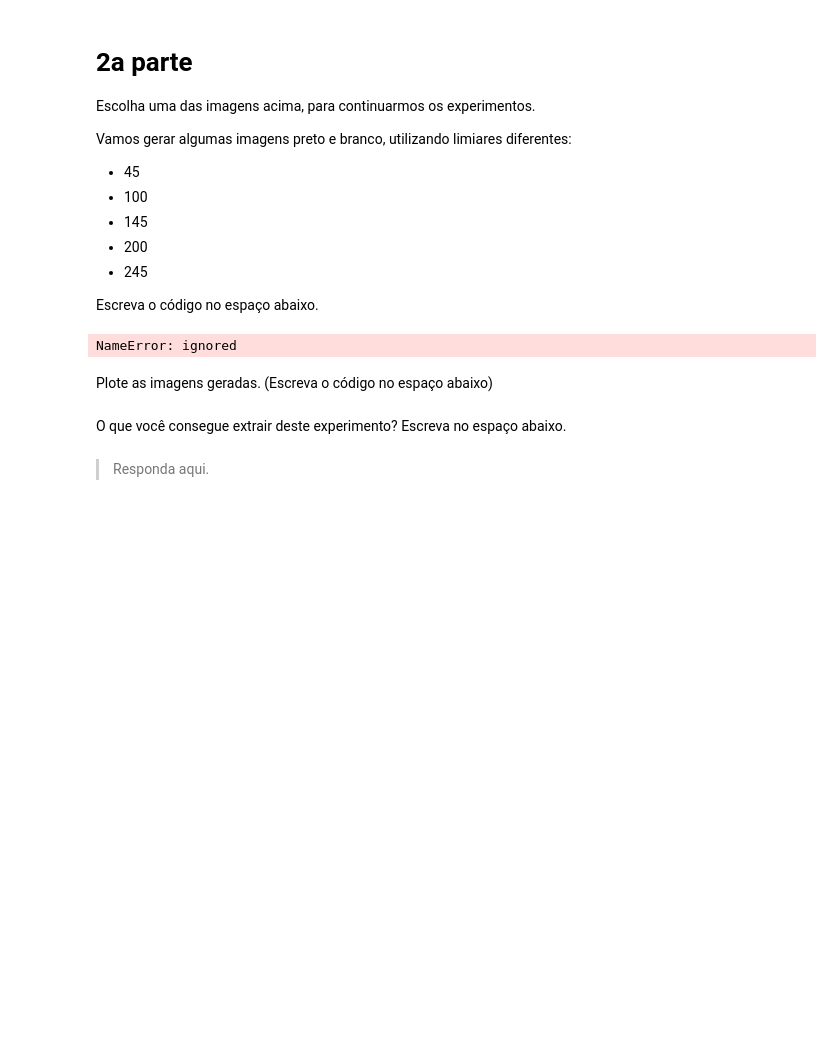
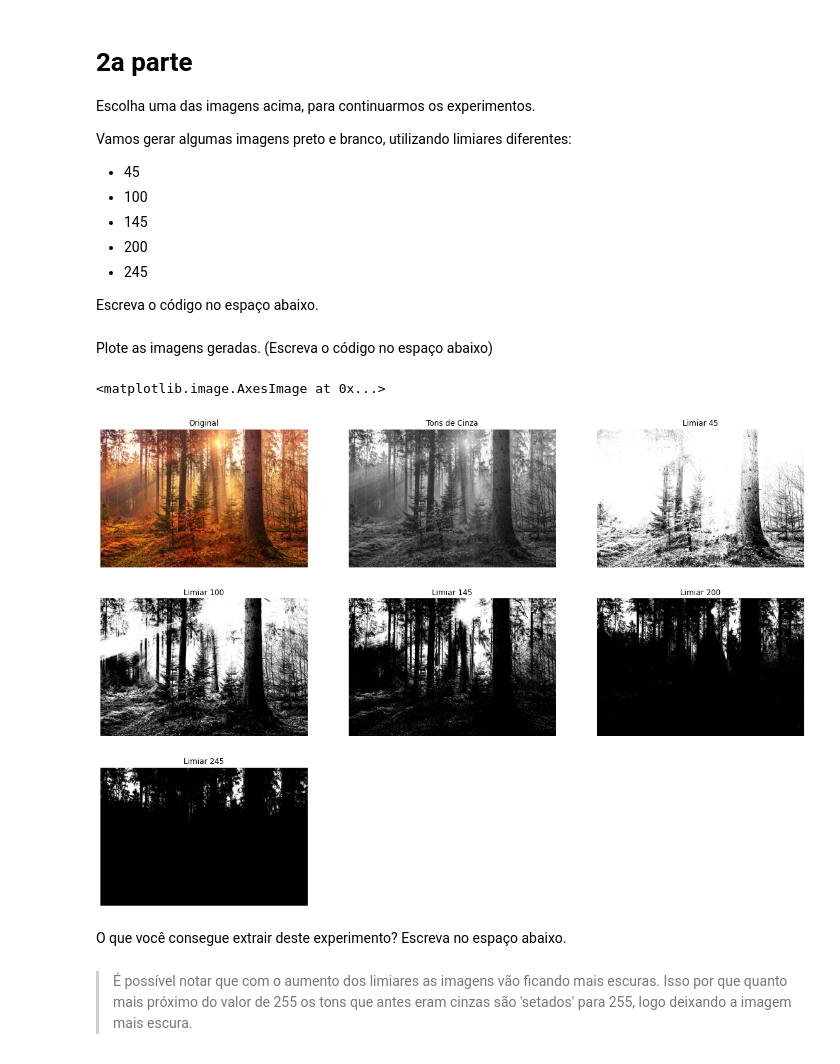
Before and after one commit to thomassolcia/labs, a Jupyter notebook: code_02.ipynb, the cells around one changed output. Saved outputs shown, nothing was run; the diff lists cells and outputs as text; code cells hidden in the pictures; blank space fills up the shorter version.

```diff
--- a/code_02.ipynb
+++ b/code_02.ipynb
@@ -120,14 +125,3 @@ Vamos gerar algumas imagens preto e branco, utilizando limiares diferentes:
 *  245
 
 Escreva o código no espaço abaixo.
-# %%
-imagem_color_arr = np.array(imagem_color3)
-
-im_cinza = imagem_color_arr
-
-im_cinza[im_cinza > 45] = 255
-im_cinza[im_cinza < 45] = 0
-
-plt.imshow(im_cinza)
-# %% [output]
-NameError: ignored
@@ -134,6 +197,46 @@ NameError: ignored
 # %% [markdown]
 Plote as imagens geradas. (Escreva o código no espaço abaixo)
+# %%
+plt.figure(figsize=(20,14))
+
+plt.subplot(331)
+plt.title('Original')
+plt.axis('off')
+plt.imshow(imagem_color3)
+
+plt.subplot(332)
+plt.title('Tons de Cinza')
+plt.axis('off')
+plt.imshow(Image.fromarray(imagem3_gray))
+
+plt.subplot(333)
+plt.title('Limiar 45')
+plt.axis('off')
+plt.imshow(imagem3_arr45)
+
+plt.subplot(334)
+plt.title('Limiar 100')
+plt.axis('off')
+plt.imshow(imagem3_arr100)
+
+plt.subplot(335)
+plt.title('Limiar 145')
+plt.axis('off')
+plt.imshow(imagem3_arr145)
+
+plt.subplot(336)
+plt.title('Limiar 200')
+plt.axis('off')
+plt.imshow(imagem3_arr200)
+
+plt.subplot(337)
+plt.title('Limiar 245')
+plt.axis('off')
+plt.imshow(imagem3_arr245)
+# %% [output]
+<matplotlib.image.AxesImage at 0x...>
+[figure, added]
 # %% [markdown]
 O que você consegue extrair deste experimento? Escreva no espaço abaixo.
-# %% [markdown]
-> Responda aqui.
+# %% [markdown]
+> É possível notar que com o aumento dos limiares as imagens vão ficando mais escuras. Isso por que quanto mais próximo do valor de 255 os tons que antes eram cinzas são 'setados' para 255, logo deixando a imagem mais escura.
```
Also changed, not shown: parts of 2 cells of this notebook.
